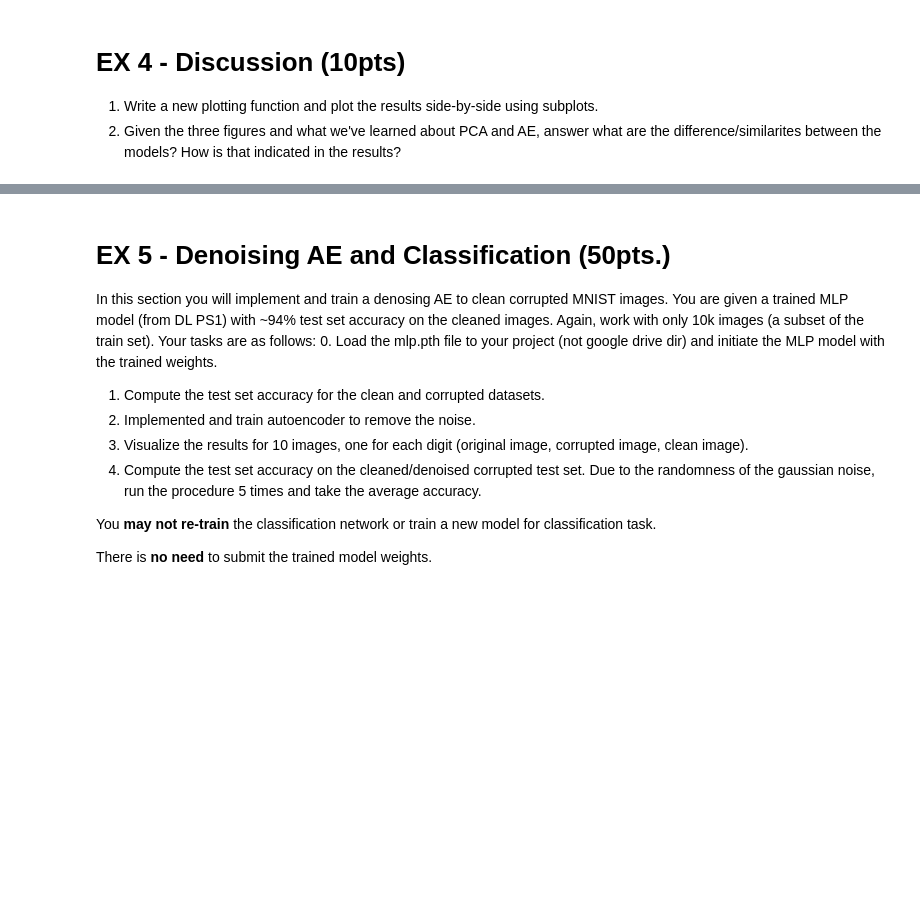
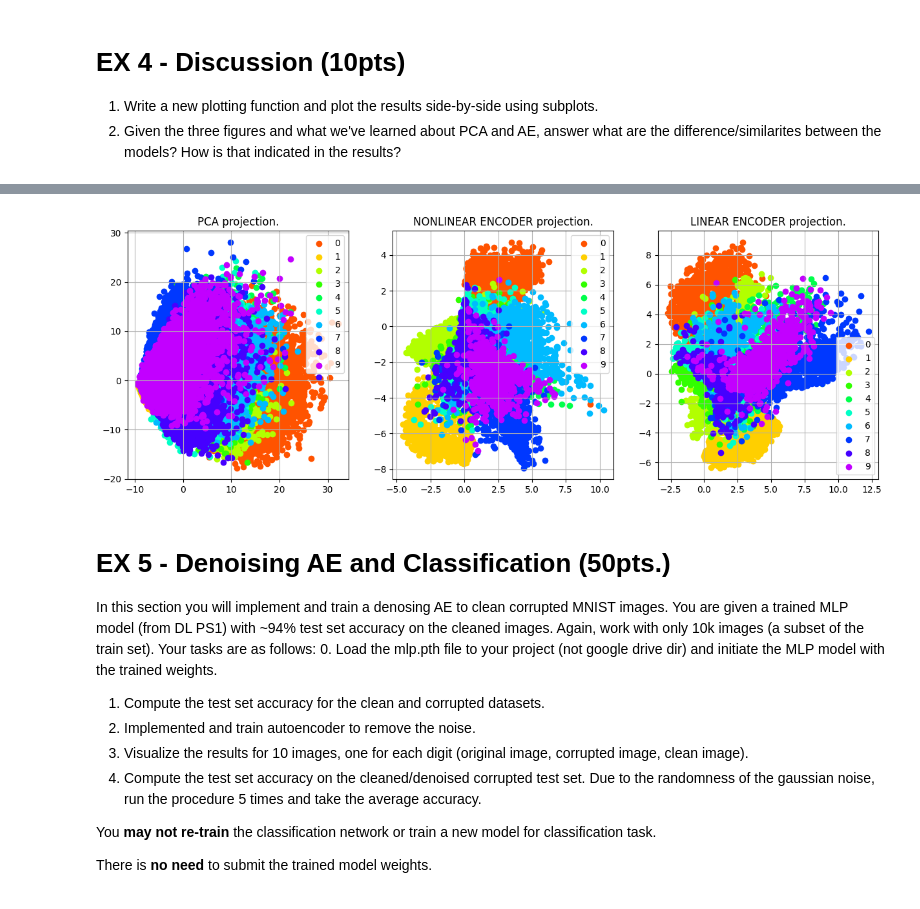
Before and after one commit to ronavital1121/Deep_Learning_projects, a Jupyter notebook: ADL_HW2.ipynb, the cells around one changed output, grey strips where cells are left out. Cells and saved outputs as stored; diff of their text form; code cells hidden in the pictures; blank space fills up the shorter version.

```diff
--- a/ADL_HW2.ipynb
+++ b/ADL_HW2.ipynb
@@ -115,3 +272,16 @@ class Linear_AE(nn.Module):
+# %%
+def plot_projected_data_side_by_side(X1, y1, X2, y2, X3, y3):
+  plt.figure(figsize=(15,5))
+  plt.subplot(131)
+  plot_projected_data(X1, y1, "PCA projection.")
+  plt.subplot(132)
+  plot_projected_data(X2 ,y2, "NONLINEAR ENCODER projection.")
+  plt.subplot(133)
+  plot_projected_data(X3, y3, "LINEAR ENCODER projection.")
+
+plot_projected_data_side_by_side(X_reduced, train_subset.dataset.targets.numpy(), X_code_ae, labels, X_code_Linear_ae, labels_linear)
+# %% [output]
+[figure, added]
 # %% [markdown]
 # EX 5 - Denoising AE and Classification (50pts.)
 In this section you will implement and train a denosing AE to clean corrupted MNIST images.
```
Also changed, not shown: parts of 21 cells of this notebook.
